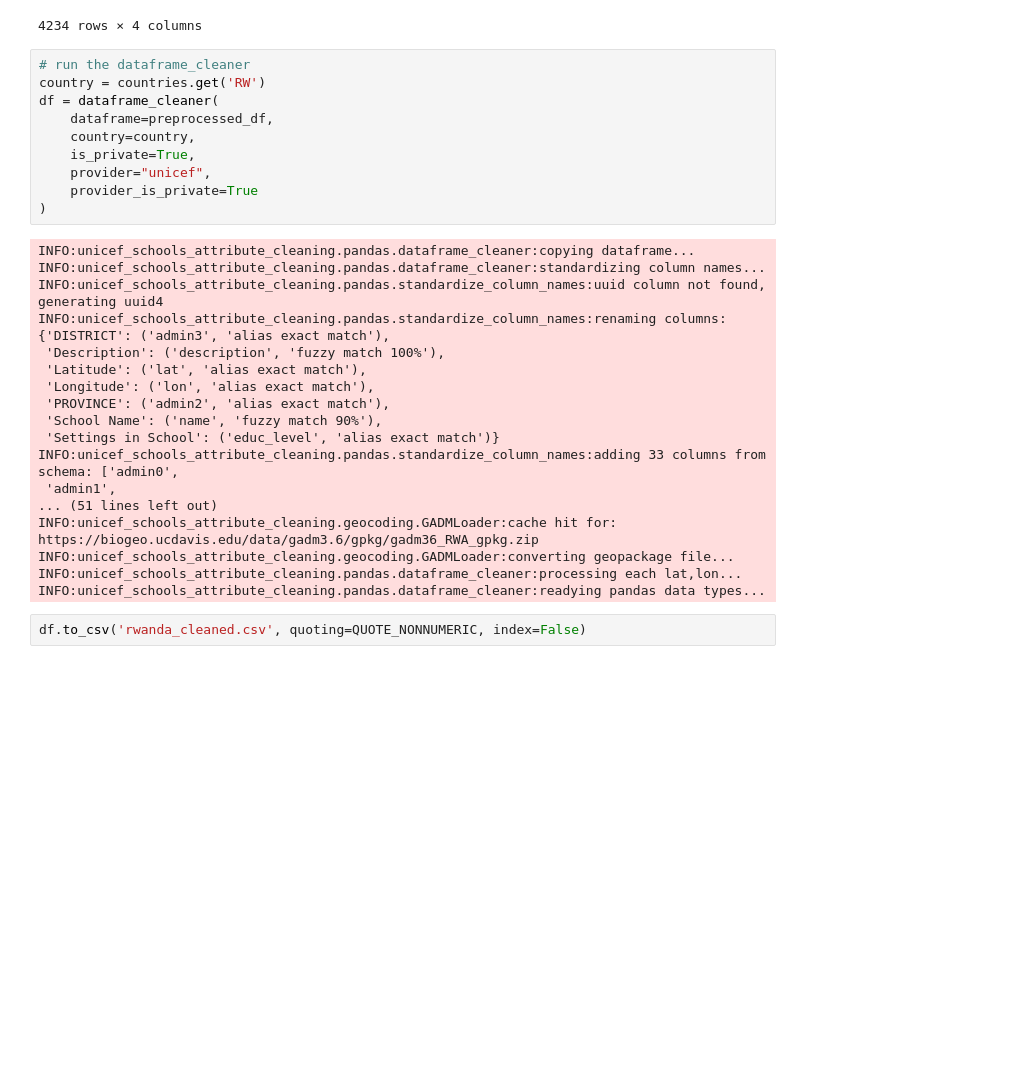
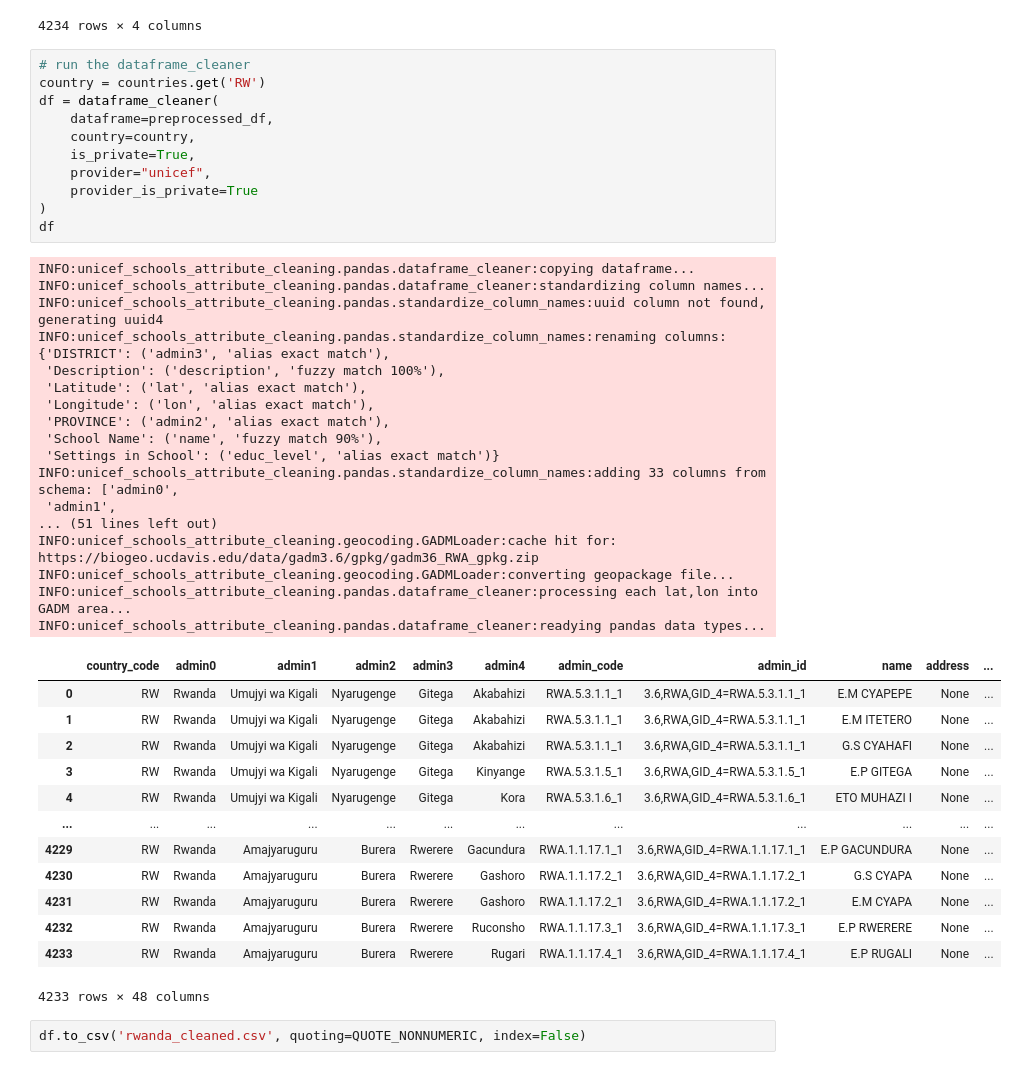
Before and after one commit to developmentseed/unicef-schools-attribute-cleaning, a Jupyter notebook: unicef_schools_attribute_cleaning/notebooks/rwanda_demo.ipynb, the cells around one changed output. Drawn from its saved outputs; the diff is of its cells as text; blank space fills up the shorter version.

```diff
--- a/unicef_schools_attribute_cleaning/notebooks/rwanda_demo.ipynb
+++ b/unicef_schools_attribute_cleaning/notebooks/rwanda_demo.ipynb
@@ -88,31 +88,45 @@ preprocessed_df[['4G Status', 'connectivity', 'type_connectivity', 'tower_type_s
 # %%
 # run the dataframe_cleaner
 country = countries.get('RW')
 df = dataframe_cleaner(
     dataframe=preprocessed_df,
     country=country,
     is_private=True,
     provider="unicef",
     provider_is_private=True
 )
+df
 # %% [output]
 INFO:unicef_schools_attribute_cleaning.pandas.dataframe_cleaner:copying dataframe...
 INFO:unicef_schools_attribute_cleaning.pandas.dataframe_cleaner:standardizing column names...
 INFO:unicef_schools_attribute_cleaning.pandas.standardize_column_names:uuid column not found, generating uuid4
 INFO:unicef_schools_attribute_cleaning.pandas.standardize_column_names:renaming columns: {'DISTRICT': ('admin3', 'alias exact match'),
  'Description': ('description', 'fuzzy match 100%'),
  'Latitude': ('lat', 'alias exact match'),
  'Longitude': ('lon', 'alias exact match'),
  'PROVINCE': ('admin2', 'alias exact match'),
  'School Name': ('name', 'fuzzy match 90%'),
  'Settings in School': ('educ_level', 'alias exact match')}
 INFO:unicef_schools_attribute_cleaning.pandas.standardize_column_names:adding 33 columns from schema: ['admin0',
  'admin1',
 ... (51 lines left out)
 INFO:unicef_schools_attribute_cleaning.geocoding.GADMLoader:cache hit for: https://biogeo.ucdavis.edu/data/gadm3.6/gpkg/gadm36_RWA_gpkg.zip
 INFO:unicef_schools_attribute_cleaning.geocoding.GADMLoader:converting geopackage file...
-INFO:unicef_schools_attribute_cleaning.pandas.dataframe_cleaner:processing each lat,lon...
+INFO:unicef_schools_attribute_cleaning.pandas.dataframe_cleaner:processing each lat,lon into GADM area...
 INFO:unicef_schools_attribute_cleaning.pandas.dataframe_cleaner:readying pandas data types...
+|  | country_code | admin0 | admin1 | admin2 | admin3 | admin4 | admin_code | admin_id | name | address | ... |
+| 0 | RW | Rwanda | Umujyi wa Kigali | Nyarugenge | Gitega | Akabahizi | RWA.5.3.1.1_1 | 3.6,RWA,GID_4=RWA.5.3.1.1_1 | E.M CYAPEPE | None | ... |
+| 1 | RW | Rwanda | Umujyi wa Kigali | Nyarugenge | Gitega | Akabahizi | RWA.5.3.1.1_1 | 3.6,RWA,GID_4=RWA.5.3.1.1_1 | E.M ITETERO | None | ... |
+| 2 | RW | Rwanda | Umujyi wa Kigali | Nyarugenge | Gitega | Akabahizi | RWA.5.3.1.1_1 | 3.6,RWA,GID_4=RWA.5.3.1.1_1 | G.S CYAHAFI | None | ... |
+| 3 | RW | Rwanda | Umujyi wa Kigali | Nyarugenge | Gitega | Kinyange | RWA.5.3.1.5_1 | 3.6,RWA,GID_4=RWA.5.3.1.5_1 | E.P GITEGA | None | ... |
+| 4 | RW | Rwanda | Umujyi wa Kigali | Nyarugenge | Gitega | Kora | RWA.5.3.1.6_1 | 3.6,RWA,GID_4=RWA.5.3.1.6_1 | ETO MUHAZI I | None | ... |
+| ... | ... | ... | ... | ... | ... | ... | ... | ... | ... | ... | ... |
+| 4229 | RW | Rwanda | Amajyaruguru | Burera | Rwerere | Gacundura | RWA.1.1.17.1_1 | 3.6,RWA,GID_4=RWA.1.1.17.1_1 | E.P GACUNDURA | None | ... |
+| 4230 | RW | Rwanda | Amajyaruguru | Burera | Rwerere | Gashoro | RWA.1.1.17.2_1 | 3.6,RWA,GID_4=RWA.1.1.17.2_1 | G.S CYAPA | None | ... |
+| 4231 | RW | Rwanda | Amajyaruguru | Burera | Rwerere | Gashoro | RWA.1.1.17.2_1 | 3.6,RWA,GID_4=RWA.1.1.17.2_1 | E.M CYAPA | None | ... |
+| 4232 | RW | Rwanda | Amajyaruguru | Burera | Rwerere | Ruconsho | RWA.1.1.17.3_1 | 3.6,RWA,GID_4=RWA.1.1.17.3_1 | E.P RWERERE | None | ... |
+| 4233 | RW | Rwanda | Amajyaruguru | Burera | Rwerere | Rugari | RWA.1.1.17.4_1 | 3.6,RWA,GID_4=RWA.1.1.17.4_1 | E.P RUGALI | None | ... |
+4233 rows × 48 columns
 # %%
 df.to_csv('rwanda_cleaned.csv', quoting=QUOTE_NONNUMERIC, index=False)
 # %%
```
Also changed, not shown: parts of 1 cell of this notebook, 2 other files.
